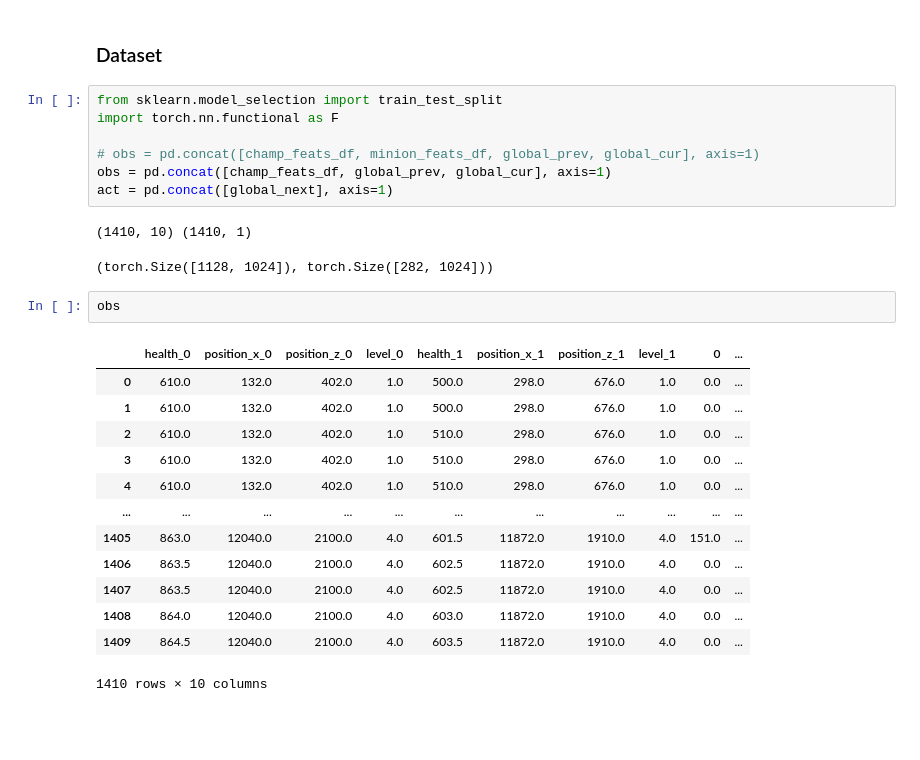
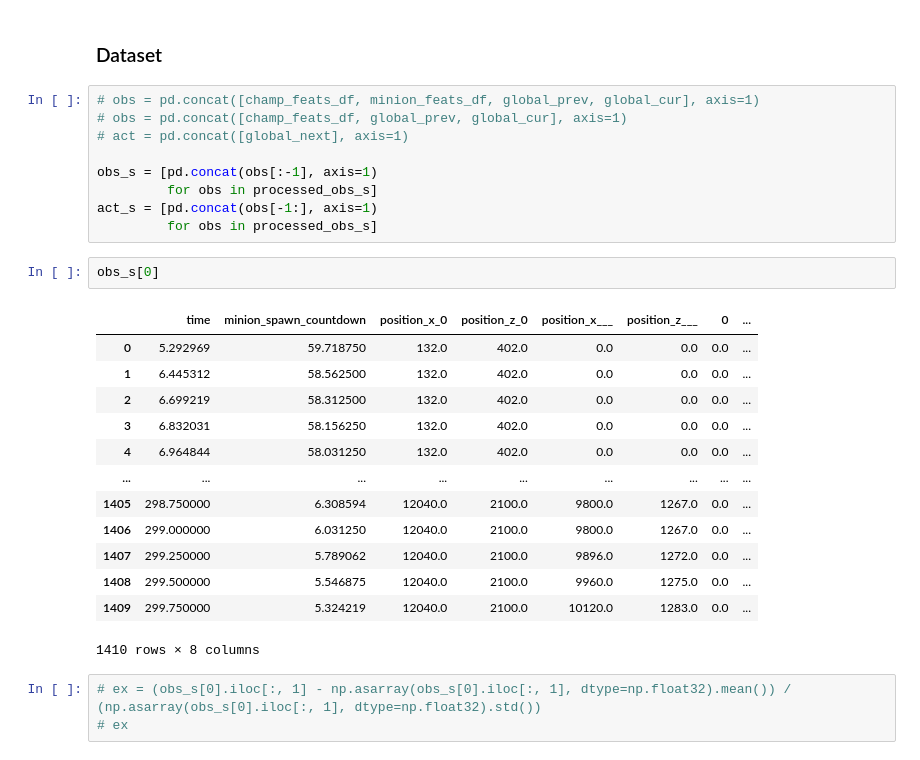
Before and after one commit to MiscellaneousStuff/tlol-ml, a Jupyter notebook: sanity_test.ipynb, the cells around one changed output. Drawn from its saved outputs; the diff is of its cells as text; blank space fills up the shorter version.

```diff
--- a/sanity_test.ipynb
+++ b/sanity_test.ipynb
@@ -400,28 +438,30 @@ champ_feats_df, minion_feats_df, global_prev, global_cur, global_next = get_obs(
 # %% [markdown]
 ### Dataset
 # %%
-from sklearn.model_selection import train_test_split
-import torch.nn.functional as F
+# obs = pd.concat([champ_feats_df, minion_feats_df, global_prev, global_cur], axis=1)
+# obs = pd.concat([champ_feats_df, global_prev, global_cur], axis=1)
+# act = pd.concat([global_next], axis=1)
 
-# obs = pd.concat([champ_feats_df, minion_feats_df, global_prev, global_cur], axis=1)
-obs = pd.concat([champ_feats_df, global_prev, global_cur], axis=1)
-act = pd.concat([global_next], axis=1)
+obs_s = [pd.concat(obs[:-1], axis=1)
+         for obs in processed_obs_s]
+act_s = [pd.concat(obs[-1:], axis=1)
+         for obs in processed_obs_s]
-# %% [output]
-(1410, 10) (1410, 1)
-(torch.Size([1128, 1024]), torch.Size([282, 1024]))
-# %%
-obs
-# %% [output]
-|  | health_0 | position_x_0 | position_z_0 | level_0 | health_1 | position_x_1 | position_z_1 | level_1 | 0 | ... |
-| 0 | 610.0 | 132.0 | 402.0 | 1.0 | 500.0 | 298.0 | 676.0 | 1.0 | 0.0 | ... |
-| 1 | 610.0 | 132.0 | 402.0 | 1.0 | 500.0 | 298.0 | 676.0 | 1.0 | 0.0 | ... |
-| 2 | 610.0 | 132.0 | 402.0 | 1.0 | 510.0 | 298.0 | 676.0 | 1.0 | 0.0 | ... |
-| 3 | 610.0 | 132.0 | 402.0 | 1.0 | 510.0 | 298.0 | 676.0 | 1.0 | 0.0 | ... |
-| 4 | 610.0 | 132.0 | 402.0 | 1.0 | 510.0 | 298.0 | 676.0 | 1.0 | 0.0 | ... |
-| ... | ... | ... | ... | ... | ... | ... | ... | ... | ... | ... |
-| 1405 | 863.0 | 12040.0 | 2100.0 | 4.0 | 601.5 | 11872.0 | 1910.0 | 4.0 | 151.0 | ... |
-| 1406 | 863.5 | 12040.0 | 2100.0 | 4.0 | 602.5 | 11872.0 | 1910.0 | 4.0 | 0.0 | ... |
-| 1407 | 863.5 | 12040.0 | 2100.0 | 4.0 | 602.5 | 11872.0 | 1910.0 | 4.0 | 0.0 | ... |
-| 1408 | 864.0 | 12040.0 | 2100.0 | 4.0 | 603.0 | 11872.0 | 1910.0 | 4.0 | 0.0 | ... |
-| 1409 | 864.5 | 12040.0 | 2100.0 | 4.0 | 603.5 | 11872.0 | 1910.0 | 4.0 | 0.0 | ... |
-1410 rows × 10 columns
+# %%
+obs_s[0]
+# %% [output]
+|  | time | minion_spawn_countdown | position_x_0 | position_z_0 | position_x___ | position_z___ | 0 | ... |
+| 0 | 5.292969 | 59.718750 | 132.0 | 402.0 | 0.0 | 0.0 | 0.0 | ... |
+| 1 | 6.445312 | 58.562500 | 132.0 | 402.0 | 0.0 | 0.0 | 0.0 | ... |
+| 2 | 6.699219 | 58.312500 | 132.0 | 402.0 | 0.0 | 0.0 | 0.0 | ... |
+| 3 | 6.832031 | 58.156250 | 132.0 | 402.0 | 0.0 | 0.0 | 0.0 | ... |
+| 4 | 6.964844 | 58.031250 | 132.0 | 402.0 | 0.0 | 0.0 | 0.0 | ... |
+| ... | ... | ... | ... | ... | ... | ... | ... | ... |
+| 1405 | 298.750000 | 6.308594 | 12040.0 | 2100.0 | 9800.0 | 1267.0 | 0.0 | ... |
+| 1406 | 299.000000 | 6.031250 | 12040.0 | 2100.0 | 9800.0 | 1267.0 | 0.0 | ... |
+| 1407 | 299.250000 | 5.789062 | 12040.0 | 2100.0 | 9896.0 | 1272.0 | 0.0 | ... |
+| 1408 | 299.500000 | 5.546875 | 12040.0 | 2100.0 | 9960.0 | 1275.0 | 0.0 | ... |
+| 1409 | 299.750000 | 5.324219 | 12040.0 | 2100.0 | 10120.0 | 1283.0 | 0.0 | ... |
+1410 rows × 8 columns
+# %%
+# ex = (obs_s[0].iloc[:, 1] - np.asarray(obs_s[0].iloc[:, 1], dtype=np.float32).mean()) / (np.asarray(obs_s[0].iloc[:, 1], dtype=np.float32).std())
+# ex
```
Also changed, not shown: parts of 5 cells of this notebook.
